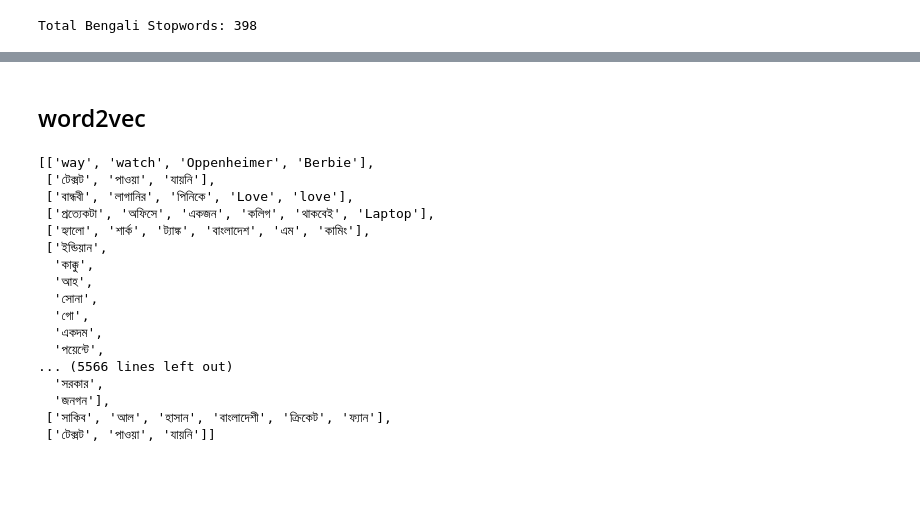
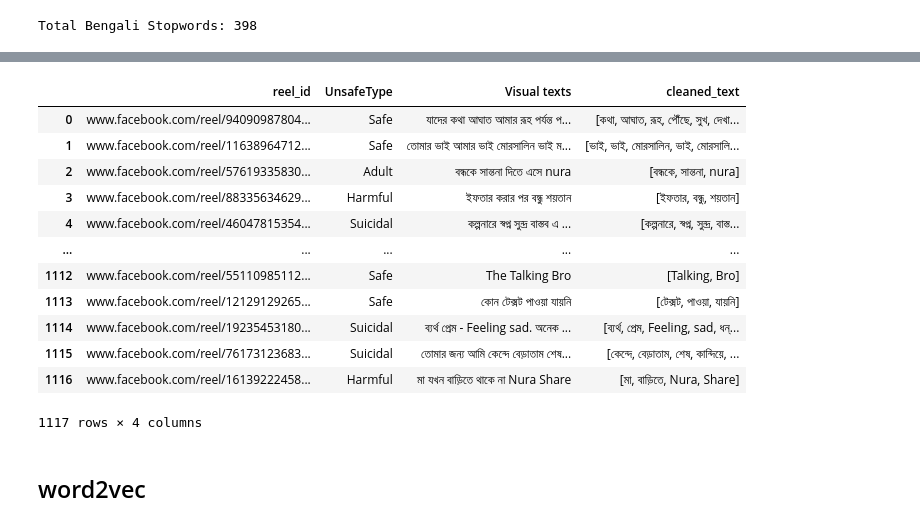
Before and after one commit to Aref111n/SafeReels, a Jupyter notebook: Text_word2vec+BiLSTM.ipynb, the cells around one changed output, grey strips where cells are left out. Drawn from its saved outputs; the diff is of its cells as text; code cells hidden in the pictures; blank space fills up the shorter version.

```diff
--- a/Text_word2vec+BiLSTM.ipynb
+++ b/Text_word2vec+BiLSTM.ipynb
@@ -40,5 +40,3 @@ df
-# %%
-df = df[:664]
 # %%
 df.info()
 # %% [output]
@@ -89,9 +81,7 @@ Total Bengali Stopwords: 398
 banglish_stopwords = [
     "ami", "tumi", "she", "amra", "tomra", "tara", "kono", "onek", "kichu",
     "kintu", "shudhu", "jeta", "ki", "keno", "kothay", "jokhon", "tokhon",
-    "abar", "ekhane", "othoba", "ba", "keu", "jodi", "chilo", "achhe", "korchi",
-    "korbo", "bolchi", "dite", "niye", "jeta", "hoye", "jay", "ache", "korar",
-    "bhalo", "kharap", "ar", "shesh", "jabo", "ashbo", "bolbe", "korle", "ja",
+    "abar", "ekhane", "othoba", "ba", "keu", "jodi", "achhe", "niye", "jeta", "hoye", "jay", "ache", "ar", "korle", "ja",
     "na", "ei", "eta", "shei", "nah"
 ]
 # %%
@@ -173,26 +157,27 @@ for word, frequency in sorted_frequencies.items():
+# %%
+import random
+
+df = df.sample(frac=1, random_state=42).reset_index(drop=True)
+# %%
+df
+# %% [output]
+|  | reel_id | UnsafeType | Visual texts | cleaned_text |
+| 0 | www.facebook.com/reel/94090987804... | Safe | যাদের কথা আঘাত আমার রূহ পর্যন্ত প... | [কথা, আঘাত, রূহ, পৌঁছে, সুখ, দেখা... |
+| 1 | www.facebook.com/reel/11638964712... | Safe | তোমার ভাই আমার ভাই মোরসালিন ভাই ম... | [ভাই, ভাই, মোরসালিন, ভাই, মোরসালি... |
+| 2 | www.facebook.com/reel/57619335830... | Adult | বন্ধকে সান্তনা দিতে এসে nura | [বন্ধকে, সান্তনা, nura] |
+| 3 | www.facebook.com/reel/88335634629... | Harmful | ইফতার করার পর বন্ধু শয়তান | [ইফতার, বন্ধু, শয়তান] |
+| 4 | www.facebook.com/reel/46047815354... | Suicidal | কল্পনারে স্বপ্ন সুন্দ্র বাস্তব এ ... | [কল্পনারে, স্বপ্ন, সুন্দ্র, বাস্ত... |
+| ... | ... | ... | ... | ... |
+| 1112 | www.facebook.com/reel/55110985112... | Safe | The Talking Bro | [Talking, Bro] |
+| 1113 | www.facebook.com/reel/12129129265... | Safe | কোন টেক্সট পাওয়া যায়নি | [টেক্সট, পাওয়া, যায়নি] |
+| 1114 | www.facebook.com/reel/19235453180... | Suicidal | ব্যর্থ প্রেম - Feeling sad. অনেক ... | [ব্যর্থ, প্রেম, Feeling, sad, ধন্... |
+| 1115 | www.facebook.com/reel/76173123683... | Suicidal | তোমার জন্য আমি কেন্দে বেড়াতাম শেষ... | [কেন্দে, বেড়াতাম, শেষ, কান্দিয়ে, ... |
+| 1116 | www.facebook.com/reel/16139222458... | Harmful | মা যখন বাড়িতে থাকে না Nura Share | [মা, বাড়িতে, Nura, Share] |
+1117 rows × 4 columns
 # %% [markdown]
 ## word2vec
 # %%
 tokenized_data = df['cleaned_text'].tolist()
-tokenized_data
-# %% [output]
-[['way', 'watch', 'Oppenheimer', 'Berbie'],
- ['টেক্সট', 'পাওয়া', 'যায়নি'],
- ['বান্ধবী', 'লাগানির', 'পিনিকে', 'Love', 'love'],
- ['প্রত্যেকটা', 'অফিসে', 'একজন', 'কলিগ', 'থাকবেই', 'Laptop'],
- ['হ্যালো', 'শার্ক', 'ট্যাঙ্ক', 'বাংলাদেশ', 'এম', 'কামিং'],
- ['ইন্ডিয়ান',
-  'কাক্কু',
-  'আহ',
-  'সোনা',
-  'গো',
-  'একদম',
-  'পয়েন্টে',
-... (5566 lines left out)
-  'সরকার',
-  'জনগন'],
- ['সাকিব', 'আল', 'হাসান', 'বাংলাদেশী', 'ক্রিকেট', 'ফ্যান'],
- ['টেক্সট', 'পাওয়া', 'যায়নি']]
 # %%
 import gensim
 from gensim.models import Word2Vec
```
Also changed, not shown: parts of 22 cells of this notebook.
